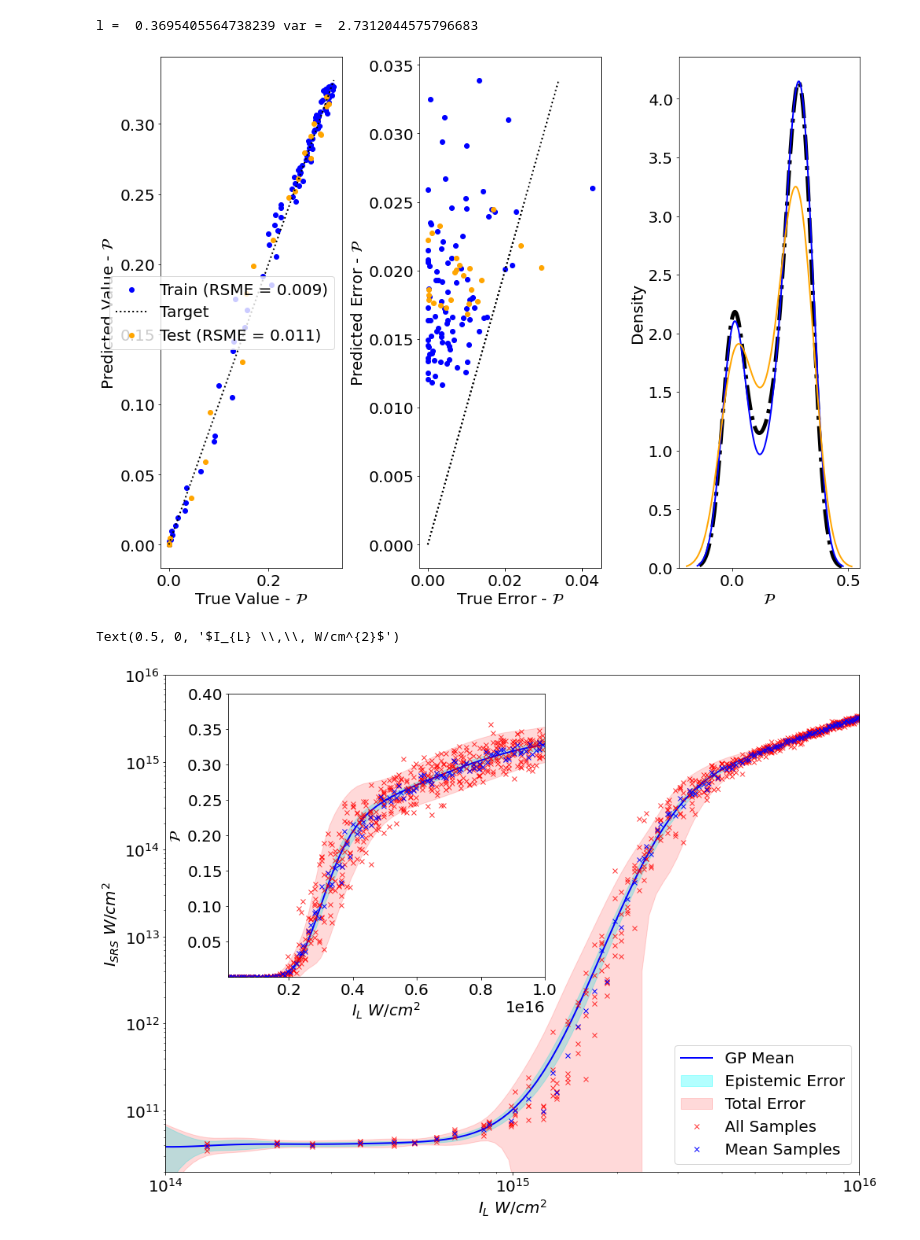
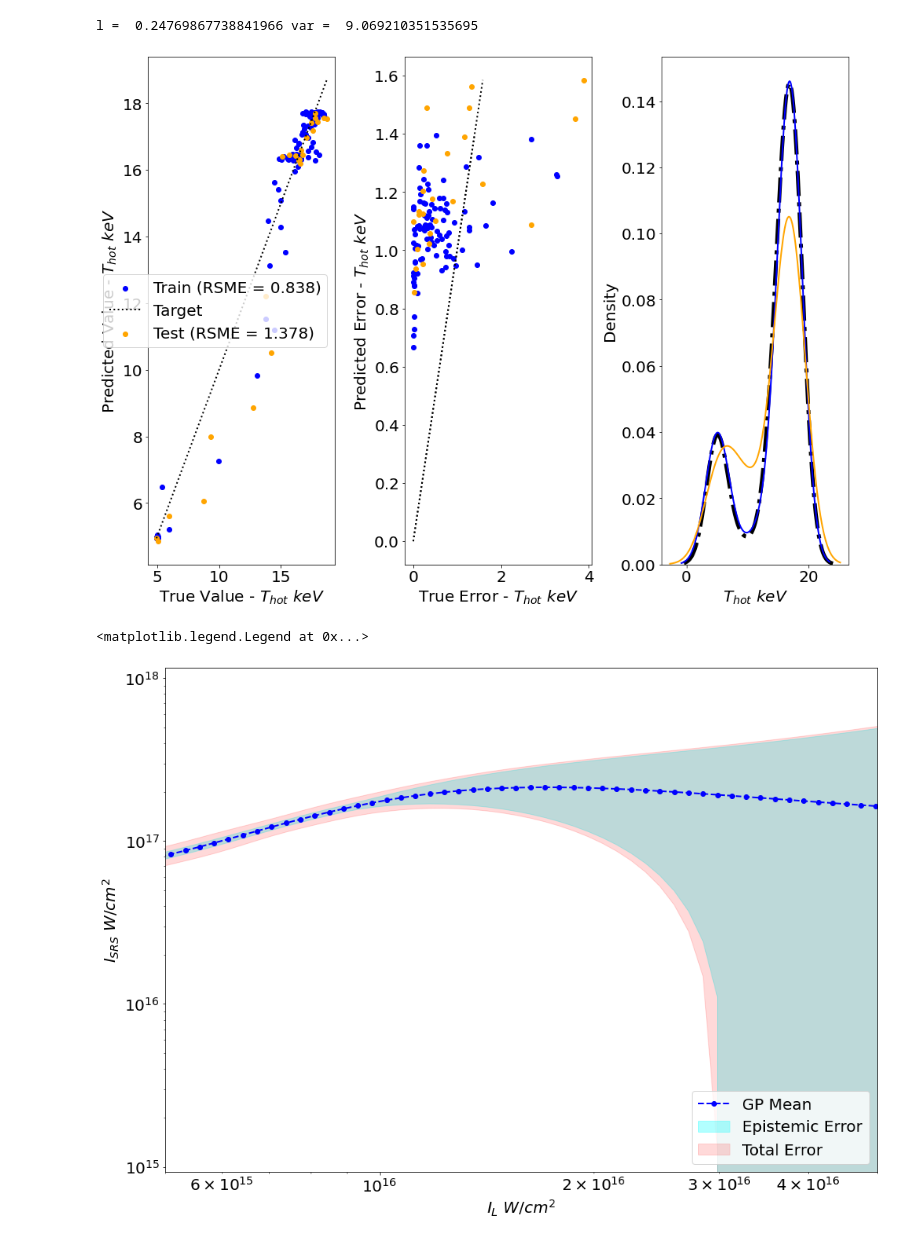
Before and after one commit to gosling123/epoch_surra, a Jupyter notebook: gp_scripts/gp_1D_test.ipynb, the cells around one changed output. Saved outputs shown, nothing was run; the diff lists cells and outputs as text; code cells hidden in the pictures.

```diff
--- a/gp_scripts/gp_1D_test.ipynb
+++ b/gp_scripts/gp_1D_test.ipynb
@@ -1,11 +1,11 @@
 # %%
 from gp_1D import *
 # %%
-input_file = '../training_results/1D_500/train_inputs_log.json'
+input_file = '../training_results/1D_500/train_inputs.json'
 var_file = '../training_results/1D_500/train_outputs_var.json'
 output_file = '../training_results/1D_500/train_outputs_mean.json'
 input_type = 'I'
-output_type = 'P'
+output_type = 'T'
 # %%
 gp = LPI_GP_1D(input_file = input_file, input_type = input_type,\
            output_file = output_file, output_type = output_type,\
@@ -25,13 +28,13 @@ l =  0.11141913841958427 var =  3.182097384130214
 # %%
 gp.optimise_GP()
 # %% [output]
-l =  0.3695405564738239 var =  2.7312044575796683
+l =  0.24769867738841966 var =  9.069210351535695
 # %%
 gp.test_train_plot()
 # %% [output]
-[figure, old version]
+[figure, new version]
 # %%
-X_star = np.geomspace(1e14, 1e16, 100)[:,None]
+X_star = np.geomspace(1e15, 1e17, 100)[:,None]
 
 
 Y_star, V_epi, V_noise = gp.GP_predict(X_star, get_var=True)
@@ -59,39 +62,24 @@ if output_type == 'E':
 # %%
 plt.rcParams["figure.figsize"] = [14, 10]
 
 error_epi = 2.0*np.sqrt(V_epi)
 error_tot = 2.0*np.sqrt(V_epi + V_noise)
 
 Y_s = Y_star.flatten()
 X_s = X_star.flatten()
 
 fig, ax1 = plt.subplots()
-ax1.loglog(X_s, Y_s*X_s, color = 'blue', label = 'GP Mean')
+ax1.loglog(X_s, Y_s*X_s,'--o', color = 'blue', label = 'GP Mean')
 ax1.fill_between(X_s, (Y_s-error_epi)*X_s, (Y_s+error_epi)*X_s, alpha = 0.3, color = 'cyan', label = 'Epistemic Error')
 ax1.fill_between(X_s, (Y_s-error_tot)*X_s, (Y_s+error_tot)*X_s, alpha = 0.15, color = 'red', label = 'Total Error')
-ax1.plot(X_all, Y_all*X_all, 'kx', color = 'red', label = 'All Samples', alpha = 0.8)
-ax1.plot(X, Y*X, 'kx', color = 'blue', label = 'Mean Samples')
-ax1.set_xlim(1e14, 1e16)
+# ax1.plot(X_all, Y_all*X_all, 'kx', color = 'red', label = 'All Samples', alpha = 0.5)
+# ax1.plot(X, Y*X, 'kx', color = 'blue', label = 'Mean Samples', alpha = 0.7)
+ax1.set_xlim(5e15, 5e16)
 
-ax1.set_ylim(2e10, 1e16)
+# ax1.set_ylim(2e10, 1e16)
 ax1.set_ylabel(r'$I_{SRS} \,\, W/cm^{2}$')
 ax1.set_xlabel(r'$I_{L} \,\, W/cm^{2}$')
 ax1.legend(loc = 'lower right')
-
-
-l, b, h, w = .17, .44, .5, .4
-ax2 = fig.add_axes([l, b, w, h])
-
-ax2.plot(X_s, Y_s, color = 'blue', label = 'GP Mean')
-ax2.fill_between(X_s, (Y_s-error_epi), (Y_s+error_epi), alpha = 0.3, color = 'cyan', label = 'Epistemic Error')
-ax2.fill_between(X_s, (Y_s-error_tot), (Y_s+error_tot), alpha = 0.15, color = 'red', label = 'Total Error')
-ax2.plot(X_all, Y_all, 'kx', color = 'red', label = 'All Samples', alpha = 0.8)
-ax2.plot(X, Y, 'kx', color = 'blue', label = 'Mean Samples')
-ax2.set_xlim(1e14, 1e16)
-
-ax2.set_ylim(5e-5, 0.4)
-ax2.set_ylabel(r'$\mathcal{P}$')
-ax2.set_xlabel(r'$I_{L} \,\, W/cm^{2}$')
 # %% [output]
-Text(0.5, 0, '$I_{L} \\,\\, W/cm^{2}$')
+<matplotlib.legend.Legend at 0x...>
-[figure, old version]
+[figure, new version]
```
Also changed, not shown: parts of 6 cells of this notebook, 47 other files.
